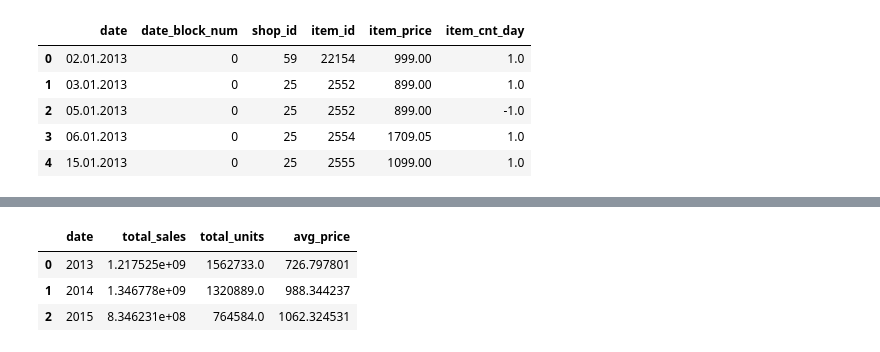
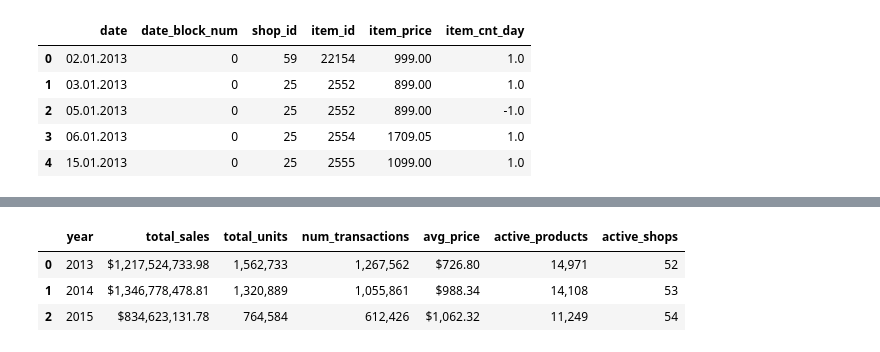
Before and after one commit to gustavopardoitam/metodos-gran-escala, a Jupyter notebook: tareas/tarea-01/etl_01_download.ipynb, the cells around one changed output, grey strips where cells are left out. Cells and saved outputs as stored; diff of their text form; code cells hidden in the pictures.

```diff
--- a/tareas/tarea-01/etl_01_download.ipynb
+++ b/tareas/tarea-01/etl_01_download.ipynb
@@ -91,26 +92,56 @@ df : (2935849, 11)
 | 2 | 2013-01-05 | 0 | 25 | 2552 | 899.00 | -1.0 | DEEP PURPLE The House Of Blue Lig... | 58 | ... |
 | 3 | 2013-01-06 | 0 | 25 | 2554 | 1709.05 | 1.0 | DEEP PURPLE Who Do You Think We A... | 58 | ... |
 | 4 | 2013-01-15 | 0 | 25 | 2555 | 1099.00 | 1.0 | DEEP PURPLE 30 Very Best Of 2CD (... | 56 | ... |
-# %%
-# Agrega cifras control para validacion posterior, agrupando por total generaal
-
-# Agrupamos por total general para validación
-total_general = (
-    df
-    .groupby(
-        [ year := df["date"].dt.year ],
-        as_index=False
-    )
-    .agg(
-        total_sales=("sales", "sum"),
-        total_units=("item_cnt_day", "sum"),
-        avg_price=("item_price", "mean"),
-    )
-)
-
-total_general.head()
-# %% [output]
-|  | date | total_sales | total_units | avg_price |
-| 0 | 2013 | 1.217525e+09 | 1562733.0 | 726.797801 |
-| 1 | 2014 | 1.346778e+09 | 1320889.0 | 988.344237 |
-| 2 | 2015 | 8.346231e+08 | 764584.0 | 1062.324531 |
+# %%
+#Cifras control de las ventas totales en formato amigable
+
+# Asegurar fecha
+df["date"] = pd.to_datetime(df["date"], errors="coerce")
+
+# Año
+df["year"] = df["date"].dt.year
+
+yearly_control = (
+    df
+    .groupby("year", as_index=False)
+    .agg(
+        total_sales=("sales", "sum"),
+        total_units=("item_cnt_day", "sum"),
+        num_transactions=("item_cnt_day", "size"),
+        avg_price=("item_price", "mean"),
+        active_products=("item_id", "nunique"),
+        active_shops=("shop_id", "nunique"),
+    )
+)
+yearly_control_fmt = yearly_control.copy()
+
+yearly_control_fmt["total_sales"] = yearly_control_fmt["total_sales"].apply(
+    lambda x: f"${x:,.2f}"
+)
+
+yearly_control_fmt["total_units"] = yearly_control_fmt["total_units"].apply(
+    lambda x: f"{int(x):,}"
+)
+
+yearly_control_fmt["num_transactions"] = yearly_control_fmt["num_transactions"].apply(
+    lambda x: f"{int(x):,}"
+)
+
+yearly_control_fmt["avg_price"] = yearly_control_fmt["avg_price"].apply(
+    lambda x: f"${x:,.2f}"
+)
+
+yearly_control_fmt["active_products"] = yearly_control_fmt["active_products"].apply(
+    lambda x: f"{int(x):,}"
+)
+
+yearly_control_fmt["active_shops"] = yearly_control_fmt["active_shops"].apply(
+    lambda x: f"{int(x):,}"
+)
+
+yearly_control_fmt
+# %% [output]
+|  | year | total_sales | total_units | num_transactions | avg_price | active_products | active_shops |
+| 0 | 2013 | $1,217,524,733.98 | 1,562,733 | 1,267,562 | $726.80 | 14,971 | 52 |
+| 1 | 2014 | $1,346,778,478.81 | 1,320,889 | 1,055,861 | $988.34 | 14,108 | 53 |
+| 2 | 2015 | $834,623,131.78 | 764,584 | 612,426 | $1,062.32 | 11,249 | 54 |
```
Also changed, not shown: parts of 10 cells of this notebook.
